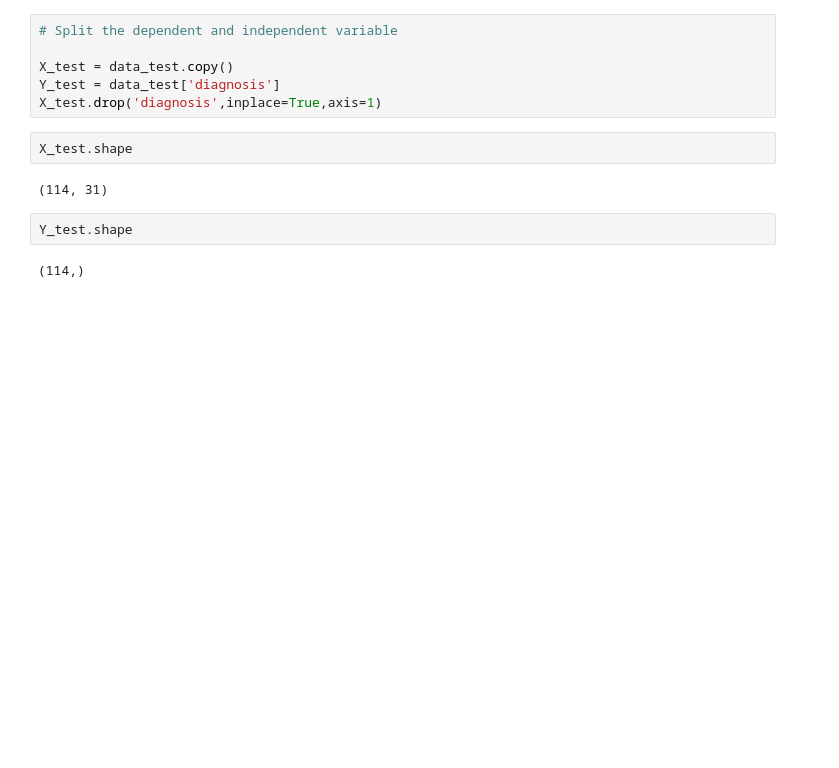
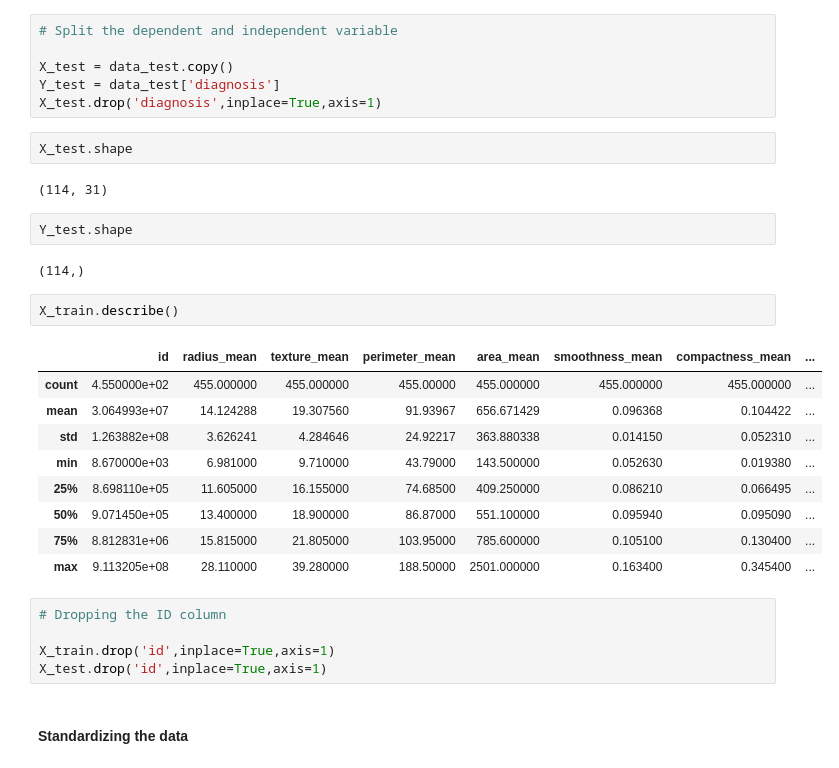
Before and after one commit to pradeeppvj8/GDA-on-breast-cancer-dataset, a Jupyter notebook: GDA on breast cancer dataset.ipynb, the cells around one changed output. Cells and saved outputs as stored; diff of their text form; blank space fills up the shorter version.

```diff
--- a/GDA on breast cancer dataset.ipynb
+++ b/GDA on breast cancer dataset.ipynb
@@ -621,3 +646,22 @@ X_test.shape
 Y_test.shape
 # %% [output]
 (114,)
+# %%
+X_train.describe()
+# %% [output]
+|  | id | radius_mean | texture_mean | perimeter_mean | area_mean | smoothness_mean | compactness_mean | ... |
+| count | 4.550000e+02 | 455.000000 | 455.000000 | 455.00000 | 455.000000 | 455.000000 | 455.000000 | ... |
+| mean | 3.064993e+07 | 14.124288 | 19.307560 | 91.93967 | 656.671429 | 0.096368 | 0.104422 | ... |
+| std | 1.263882e+08 | 3.626241 | 4.284646 | 24.92217 | 363.880338 | 0.014150 | 0.052310 | ... |
+| min | 8.670000e+03 | 6.981000 | 9.710000 | 43.79000 | 143.500000 | 0.052630 | 0.019380 | ... |
+| 25% | 8.698110e+05 | 11.605000 | 16.155000 | 74.68500 | 409.250000 | 0.086210 | 0.066495 | ... |
+| 50% | 9.071450e+05 | 13.400000 | 18.900000 | 86.87000 | 551.100000 | 0.095940 | 0.095090 | ... |
+| 75% | 8.812831e+06 | 15.815000 | 21.805000 | 103.95000 | 785.600000 | 0.105100 | 0.130400 | ... |
+| max | 9.113205e+08 | 28.110000 | 39.280000 | 188.50000 | 2501.000000 | 0.163400 | 0.345400 | ... |
+# %%
+# Dropping the ID column
+
+X_train.drop('id',inplace=True,axis=1)
+X_test.drop('id',inplace=True,axis=1)
+# %% [markdown]
+#### Standardizing the data
```
Also changed, not shown: parts of 6 cells of this notebook.
